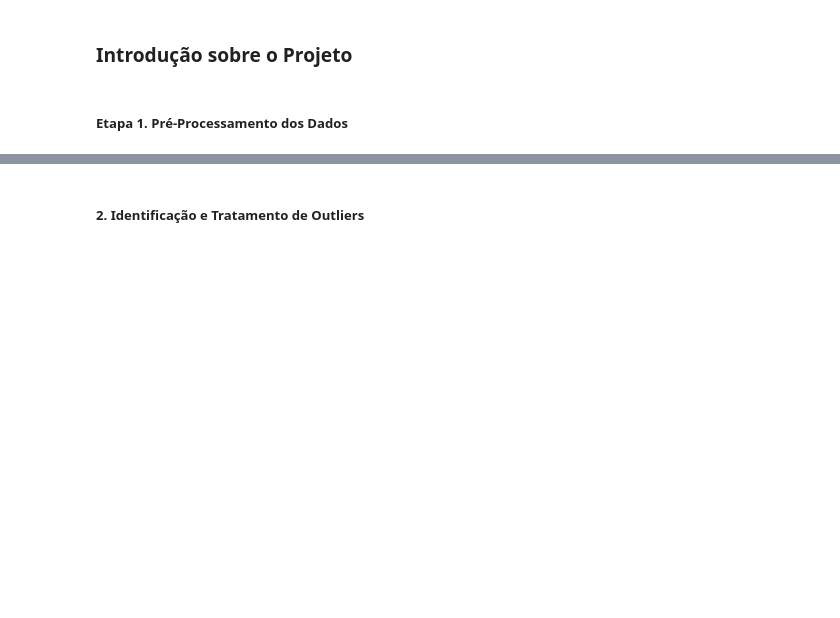
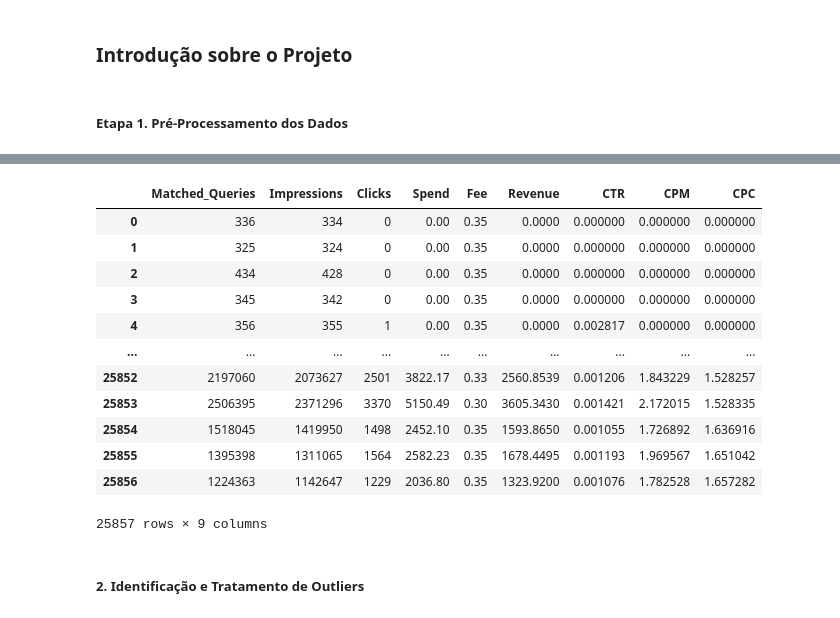
Before and after one commit to Sirius-146/projetoV_ifoodtech, a Jupyter notebook: projeto_ifoodtechV.ipynb, the cells around one changed output, grey strips where cells are left out. Drawn from its saved outputs; the diff is of its cells as text; code cells hidden in the pictures; blank space fills up the shorter version.

```diff
--- a/projeto_ifoodtechV.ipynb
+++ b/projeto_ifoodtechV.ipynb
@@ -112,3 +223,20 @@ df_1_quantitative = df_1.iloc[:,8:-1]
+# %%
+df_1_quantitative = df_1.iloc[:,8:-1]
+df_1_quantitative
+# %% [output]
+|  | Matched_Queries | Impressions | Clicks | Spend | Fee | Revenue | CTR | CPM | CPC |
+| 0 | 336 | 334 | 0 | 0.00 | 0.35 | 0.0000 | 0.000000 | 0.000000 | 0.000000 |
+| 1 | 325 | 324 | 0 | 0.00 | 0.35 | 0.0000 | 0.000000 | 0.000000 | 0.000000 |
+| 2 | 434 | 428 | 0 | 0.00 | 0.35 | 0.0000 | 0.000000 | 0.000000 | 0.000000 |
+| 3 | 345 | 342 | 0 | 0.00 | 0.35 | 0.0000 | 0.000000 | 0.000000 | 0.000000 |
+| 4 | 356 | 355 | 1 | 0.00 | 0.35 | 0.0000 | 0.002817 | 0.000000 | 0.000000 |
+| ... | ... | ... | ... | ... | ... | ... | ... | ... | ... |
+| 25852 | 2197060 | 2073627 | 2501 | 3822.17 | 0.33 | 2560.8539 | 0.001206 | 1.843229 | 1.528257 |
+| 25853 | 2506395 | 2371296 | 3370 | 5150.49 | 0.30 | 3605.3430 | 0.001421 | 2.172015 | 1.528335 |
+| 25854 | 1518045 | 1419950 | 1498 | 2452.10 | 0.35 | 1593.8650 | 0.001055 | 1.726892 | 1.636916 |
+| 25855 | 1395398 | 1311065 | 1564 | 2582.23 | 0.35 | 1678.4495 | 0.001193 | 1.969567 | 1.651042 |
+| 25856 | 1224363 | 1142647 | 1229 | 2036.80 | 0.35 | 1323.9200 | 0.001076 | 1.782528 | 1.657282 |
+25857 rows × 9 columns
 # %% [markdown]
 ##### 2. Identificação e Tratamento de Outliers
 # %%
```
Also changed, not shown: parts of 24 cells of this notebook.
